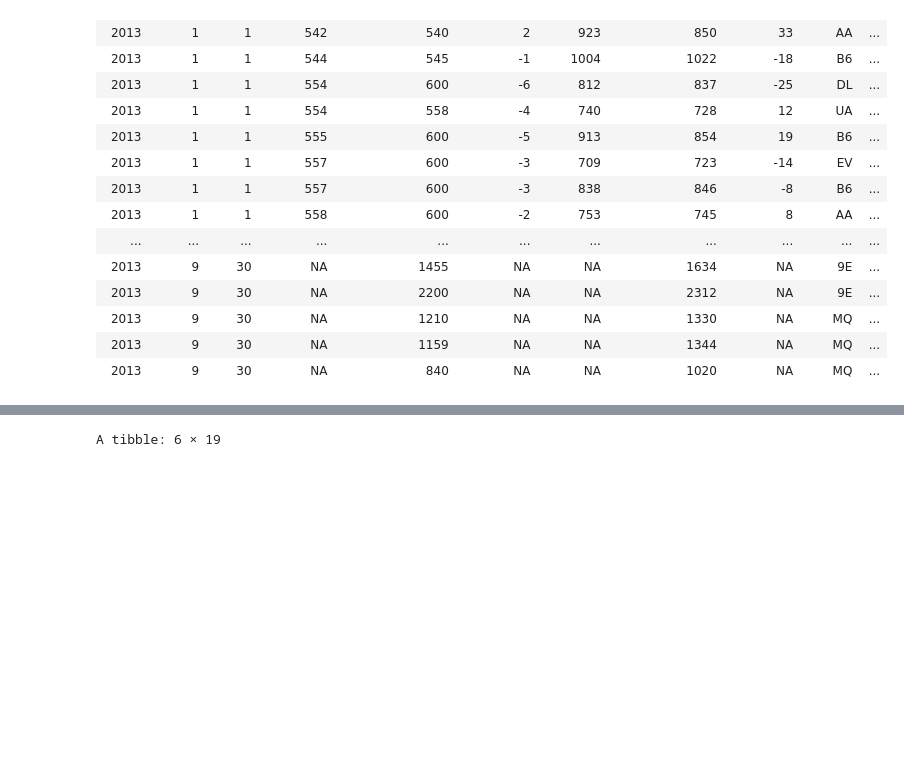
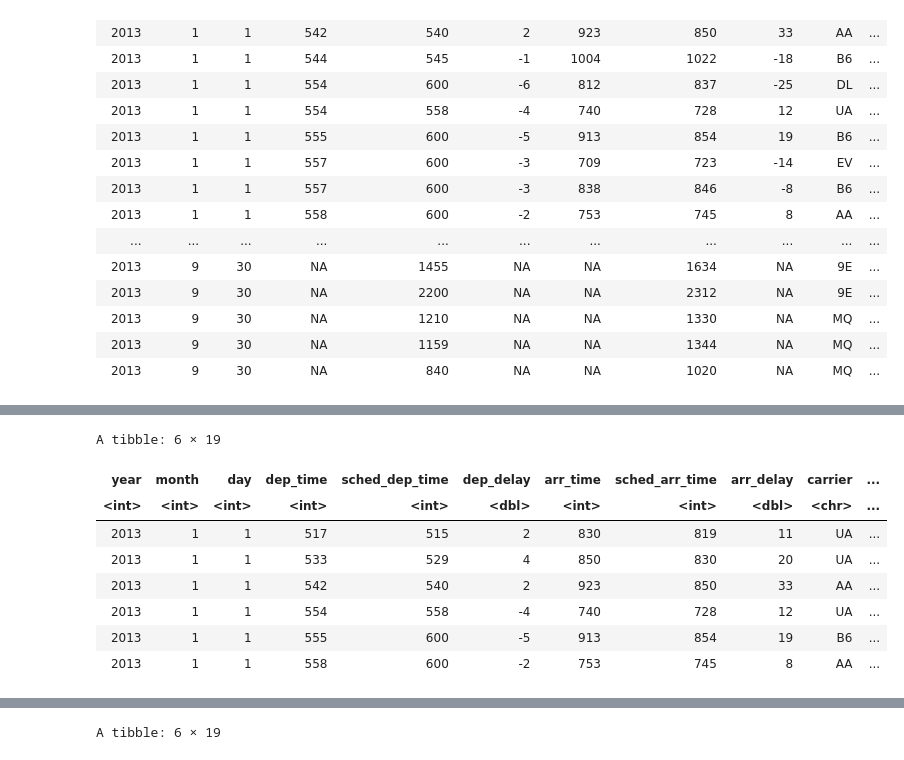
Before and after one commit to yoonsungah/BigDataClass, a Jupyter notebook: R_for_Data_Science.ipynb, the cells around one changed output, grey strips where cells are left out. Saved outputs shown, nothing was run; the diff lists cells and outputs as text; code cells hidden in the pictures; blank space fills up the shorter version.

```diff
--- a/R_for_Data_Science.ipynb
+++ b/R_for_Data_Science.ipynb
@@ -269,0 +186,16 @@ A tibble: 6 × 16
+# %%
+#5.2.4 연습문제 풀이
+
+# 1-1. 도착 지연이 2시간 이상인 항공편
+
+flights %>% filter(arr_delay >= 2) %>% head()
+# %% [output]
+A tibble: 6 × 19
+| year | month | day | dep_time | sched_dep_time | dep_delay | arr_time | sched_arr_time | arr_delay | carrier | ... |
+| <int> | <int> | <int> | <int> | <int> | <dbl> | <int> | <int> | <dbl> | <chr> | ... |
+| 2013 | 1 | 1 | 517 | 515 | 2 | 830 | 819 | 11 | UA | ... |
+| 2013 | 1 | 1 | 533 | 529 | 4 | 850 | 830 | 20 | UA | ... |
+| 2013 | 1 | 1 | 542 | 540 | 2 | 923 | 850 | 33 | AA | ... |
+| 2013 | 1 | 1 | 554 | 558 | -4 | 740 | 728 | 12 | UA | ... |
+| 2013 | 1 | 1 | 555 | 600 | -5 | 913 | 854 | 19 | B6 | ... |
+| 2013 | 1 | 1 | 558 | 600 | -2 | 753 | 745 | 8 | AA | ... |
```
Also changed, not shown: parts of 102 cells of this notebook.
